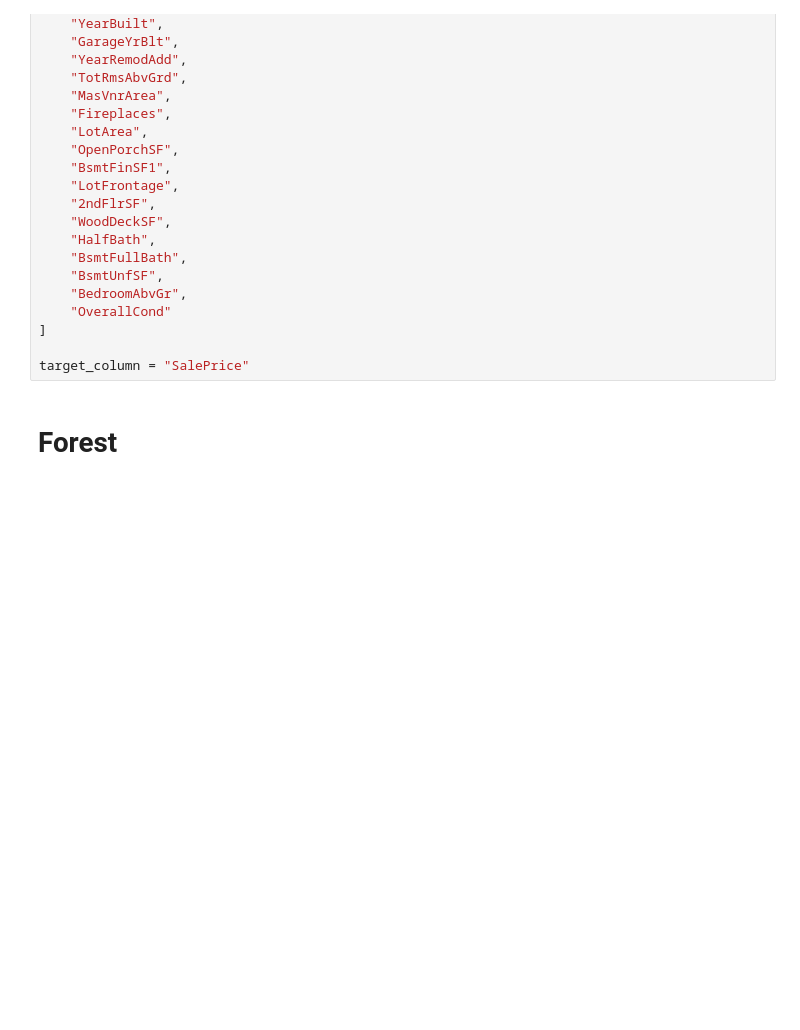
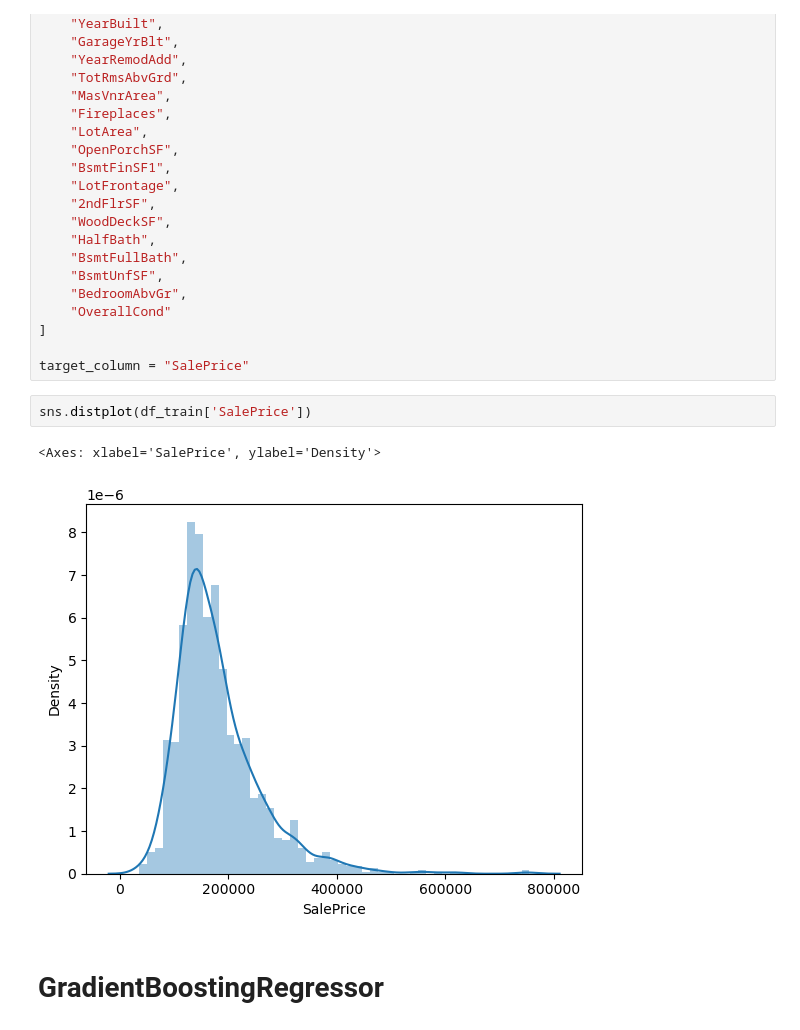
Before and after one commit to armenddsh/house-pricing-prediction-kaggle, a Jupyter notebook: project.ipynb, the cells around one changed output. Saved outputs shown, nothing was run; the diff lists cells and outputs as text; blank space fills up the shorter version.

```diff
--- a/project.ipynb
+++ b/project.ipynb
@@ -171,8 +171,13 @@ feature_columns = [
 ]
 
 target_column = "SalePrice"
+# %%
+sns.distplot(df_train['SalePrice'])
+# %% [output]
+<Axes: xlabel='SalePrice', ylabel='Density'>
+[figure, added]
 # %% [markdown]
-# Forest
+# GradientBoostingRegressor
 # %%
 import numpy as np
 import pandas as pd
```
Also changed, not shown: parts of 1 cell of this notebook, 2 other files.
